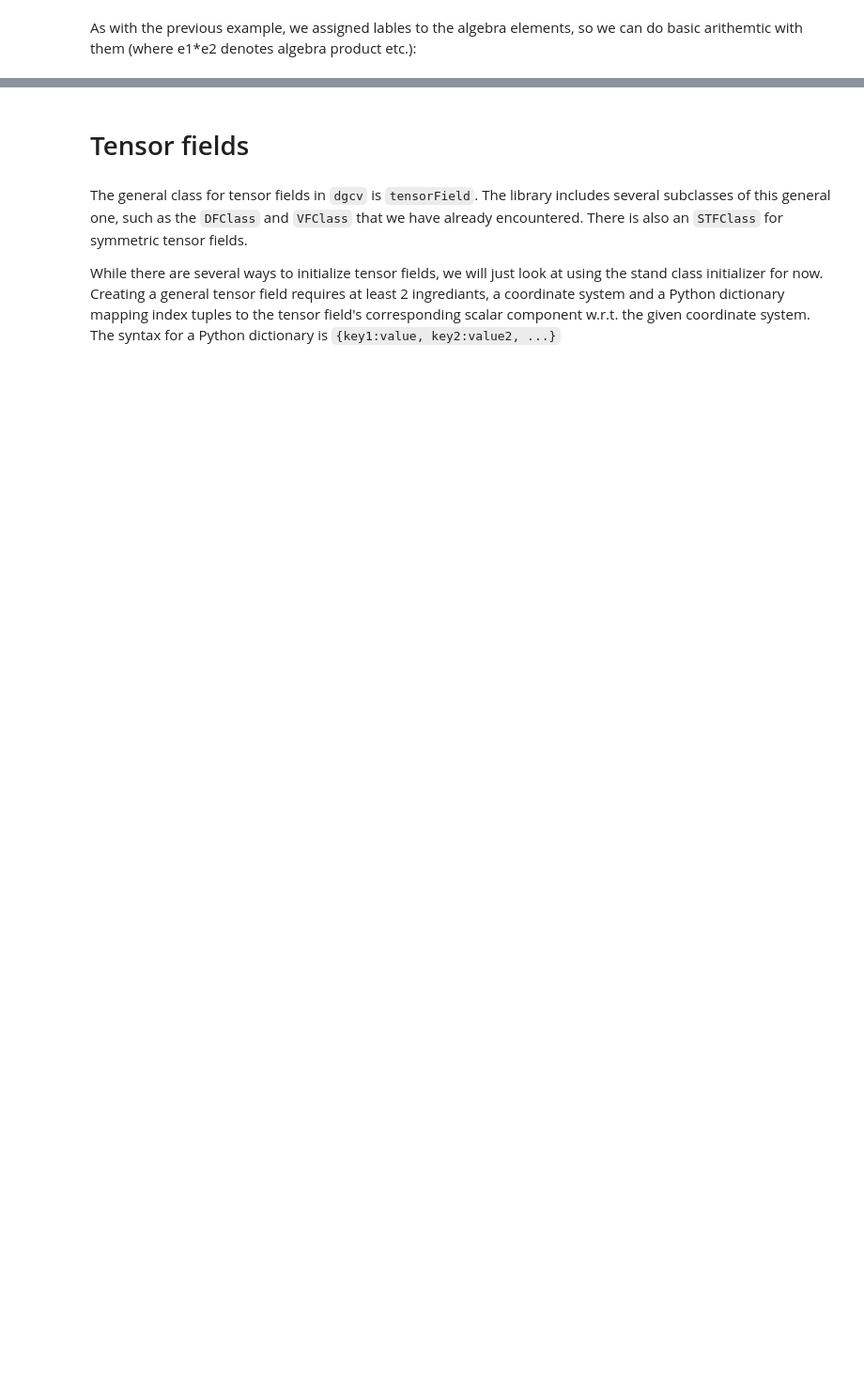
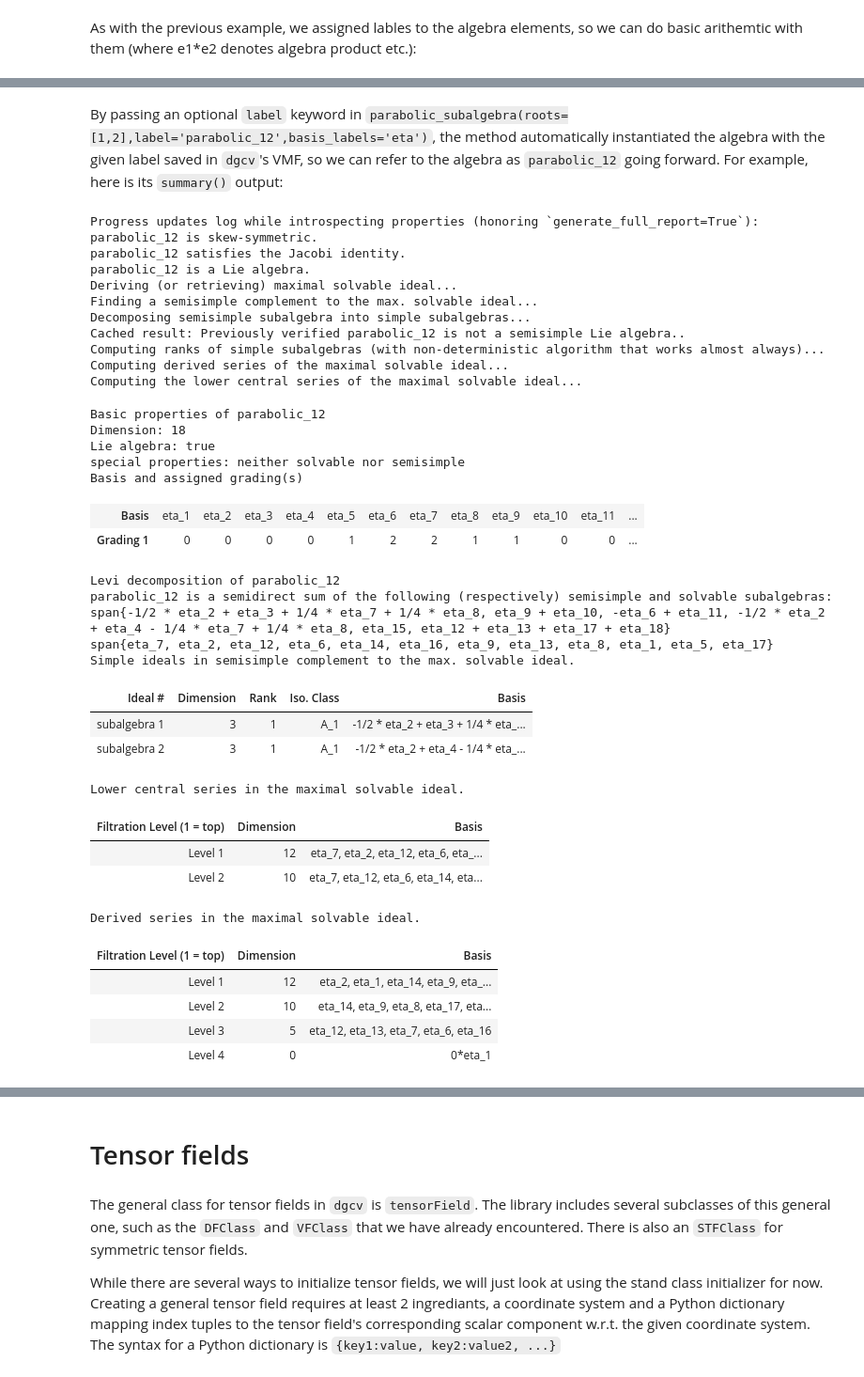
Before and after one commit to YikesItsSykes/DGCV, a Jupyter notebook: tutorials/DGCV_introduction.ipynb, the cells around one changed output, grey strips where cells are left out. Shown at 94% size. Saved outputs shown, nothing was run; the diff lists cells and outputs as text; code cells hidden in the pictures; blank space fills up the shorter version.

```diff
--- a/tutorials/DGCV_introduction.ipynb
+++ b/tutorials/DGCV_introduction.ipynb
@@ -423,0 +599,41 @@ Array(so3.structureData)
+# %% [markdown]
+By passing an optional `label` keyword in `parabolic_subalgebra(roots=[1,2],label='parabolic_12',basis_labels='eta')`, the method automatically instantiated the algebra with the given label saved in `dgcv`'s VMF, so we can refer to the algebra as `parabolic_12` going forward. For example, here is its `summary()` output:
+# %%
+parabolic_12.summary(generate_full_report=True)
+# %% [output]
+Progress updates log while introspecting properties (honoring `generate_full_report=True`):
+parabolic_12 is skew-symmetric.
+parabolic_12 satisfies the Jacobi identity.
+parabolic_12 is a Lie algebra.
+Deriving (or retrieving) maximal solvable ideal...
+Finding a semisimple complement to the max. solvable ideal...
+Decomposing semisimple subalgebra into simple subalgebras...
+Cached result: Previously verified parabolic_12 is not a semisimple Lie algebra..
+Computing ranks of simple subalgebras (with non-deterministic algorithm that works almost always)...
+Computing derived series of the maximal solvable ideal...
+Computing the lower central series of the maximal solvable ideal...
+Basic properties of parabolic_12
+Dimension: 18
+Lie algebra: true
+special properties: neither solvable nor semisimple
+Basis and assigned grading(s)
+| Basis | eta_1 | eta_2 | eta_3 | eta_4 | eta_5 | eta_6 | eta_7 | eta_8 | eta_9 | eta_10 | eta_11 | ... |
+| Grading 1 | 0 | 0 | 0 | 0 | 1 | 2 | 2 | 1 | 1 | 0 | 0 | ... |
+Levi decomposition of parabolic_12
+parabolic_12 is a semidirect sum of the following (respectively) semisimple and solvable subalgebras:
+span{-1/2 * eta_2 + eta_3 + 1/4 * eta_7 + 1/4 * eta_8, eta_9 + eta_10, -eta_6 + eta_11, -1/2 * eta_2 + eta_4 - 1/4 * eta_7 + 1/4 * eta_8, eta_15, eta_12 + eta_13 + eta_17 + eta_18}
+span{eta_7, eta_2, eta_12, eta_6, eta_14, eta_16, eta_9, eta_13, eta_8, eta_1, eta_5, eta_17}
+Simple ideals in semisimple complement to the max. solvable ideal.
+| Ideal # | Dimension | Rank | Iso. Class | Basis |
+| subalgebra 1 | 3 | 1 | A_1 | -1/2 * eta_2 + eta_3 + 1/4 * eta_... |
+| subalgebra 2 | 3 | 1 | A_1 | -1/2 * eta_2 + eta_4 - 1/4 * eta_... |
+Lower central series in the maximal solvable ideal.
+| Filtration Level (1 = top) | Dimension | Basis |
+| Level 1 | 12 | eta_7, eta_2, eta_12, eta_6, eta_... |
+| Level 2 | 10 | eta_7, eta_12, eta_6, eta_14, eta... |
+Derived series in the maximal solvable ideal.
+| Filtration Level (1 = top) | Dimension | Basis |
+| Level 1 | 12 | eta_2, eta_1, eta_14, eta_9, eta_... |
+| Level 2 | 10 | eta_14, eta_9, eta_8, eta_17, eta... |
+| Level 3 | 5 | eta_12, eta_13, eta_7, eta_6, eta_16 |
+| Level 4 | 0 | 0*eta_1 |
```
Also changed, not shown: parts of 63 cells of this notebook, 21 other files.
